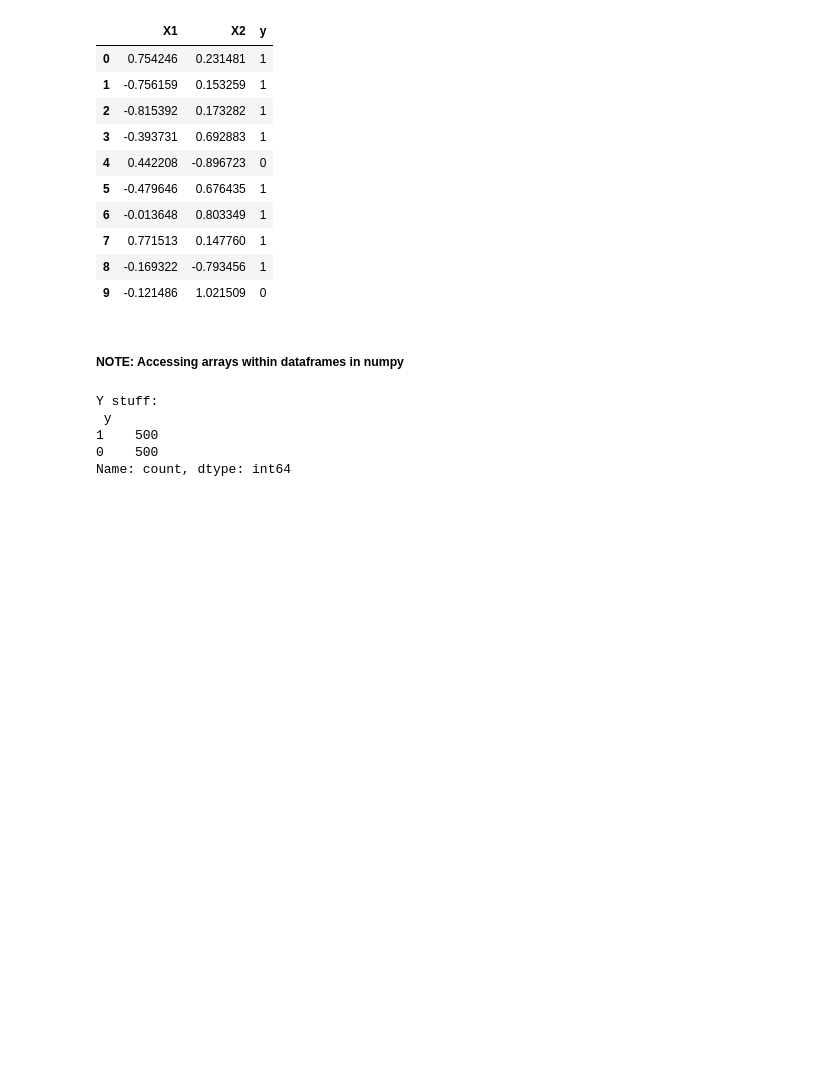
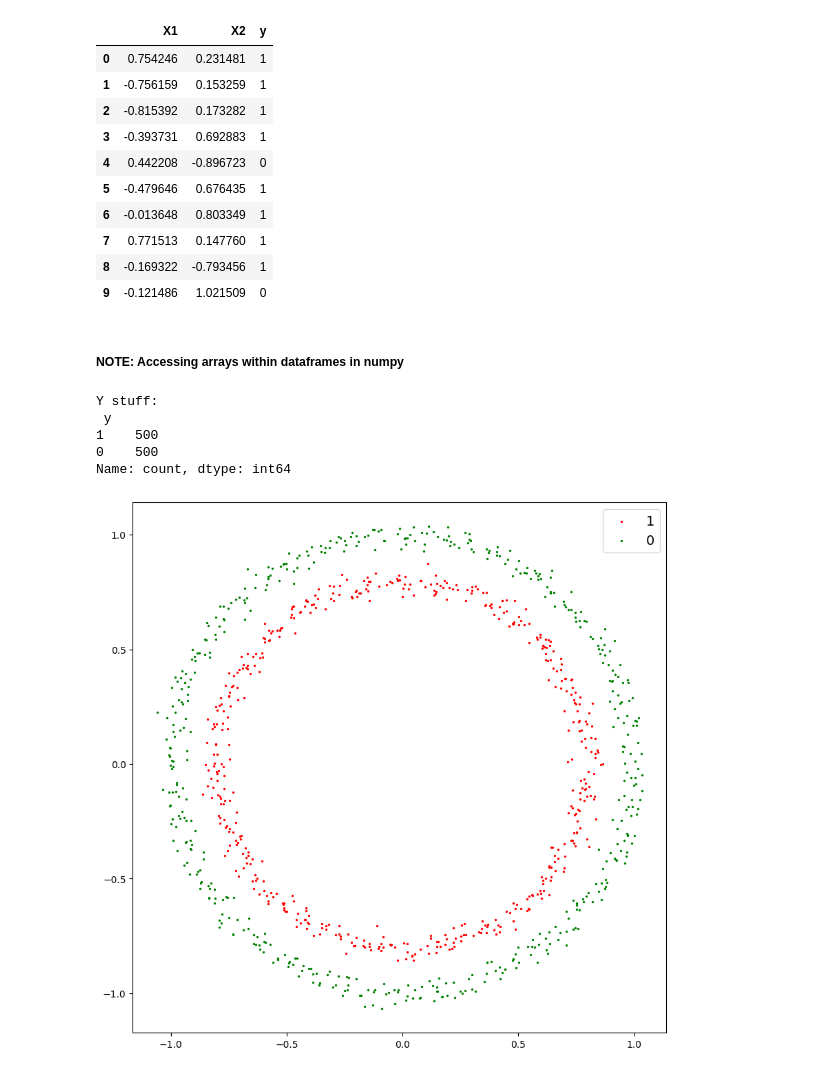
Before and after one commit to ToastyTurnip/learnpytorch, a Jupyter notebook: learnpytorch - Chapter 2.ipynb, the cells around one changed output. Saved outputs shown, nothing was run; the diff lists cells and outputs as text; code cells hidden in the pictures; blank space fills up the shorter version.

Commit message:
Finished Section 1: Visualizing data.

```diff
--- a/learnpytorch - Chapter 2.ipynb
+++ b/learnpytorch - Chapter 2.ipynb
@@ -66,20 +66,30 @@ Name: count, dtype: int64
 # %%
 import matplotlib.pyplot as plt
 
 def plot_2d_data(df):
 
     # get unique labels
     unique_labels = df.y.unique()
     label_dict = dict()
 
     # using boolean indexing, separate depending ont he label (value of y)
     for i in unique_labels:
         label_dict[str(i)] = df[df["y"] == i]
 
     # plotting the points per label
-    plt.figure()
+    plt.figure(figsize=(10,10))
 
-    colors = ["red", "yellow", "green", "blue", "orange"]
+    colors = ["red", "green", "yellow", "blue", "orange"]
 
-    for i in range
-    plt.scatter(x_coords, y_coords, s=2, c="red")
+    colors_index = 0
+    for key in label_dict.keys():
+        plt.scatter(label_dict[key].X1, label_dict[key].X2, s=2, c=colors[colors_index], label=key)
+        colors_index += 1
+
+    plt.legend(prop={"size": 14})
+
+
+
+plot_2d_data(circles)
+# %% [output]
+[figure, added]
```
Also changed, not shown: parts of 4 cells of this notebook, 3 other files.
